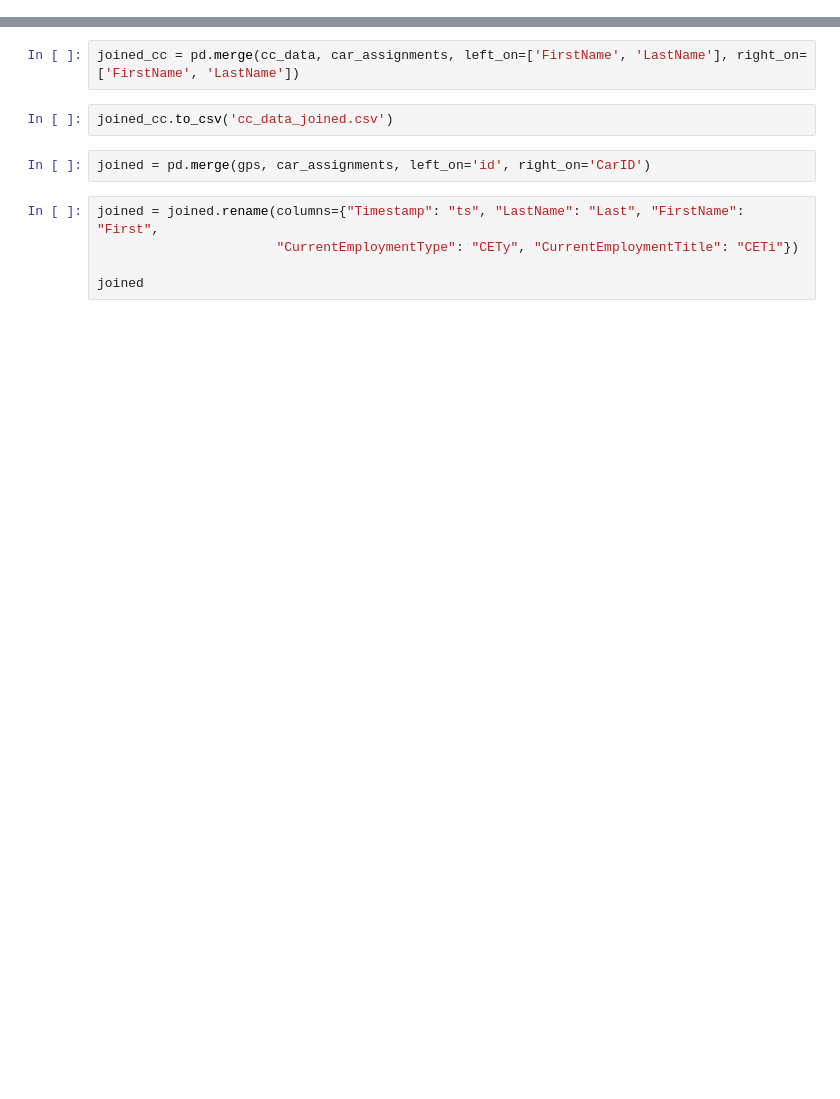
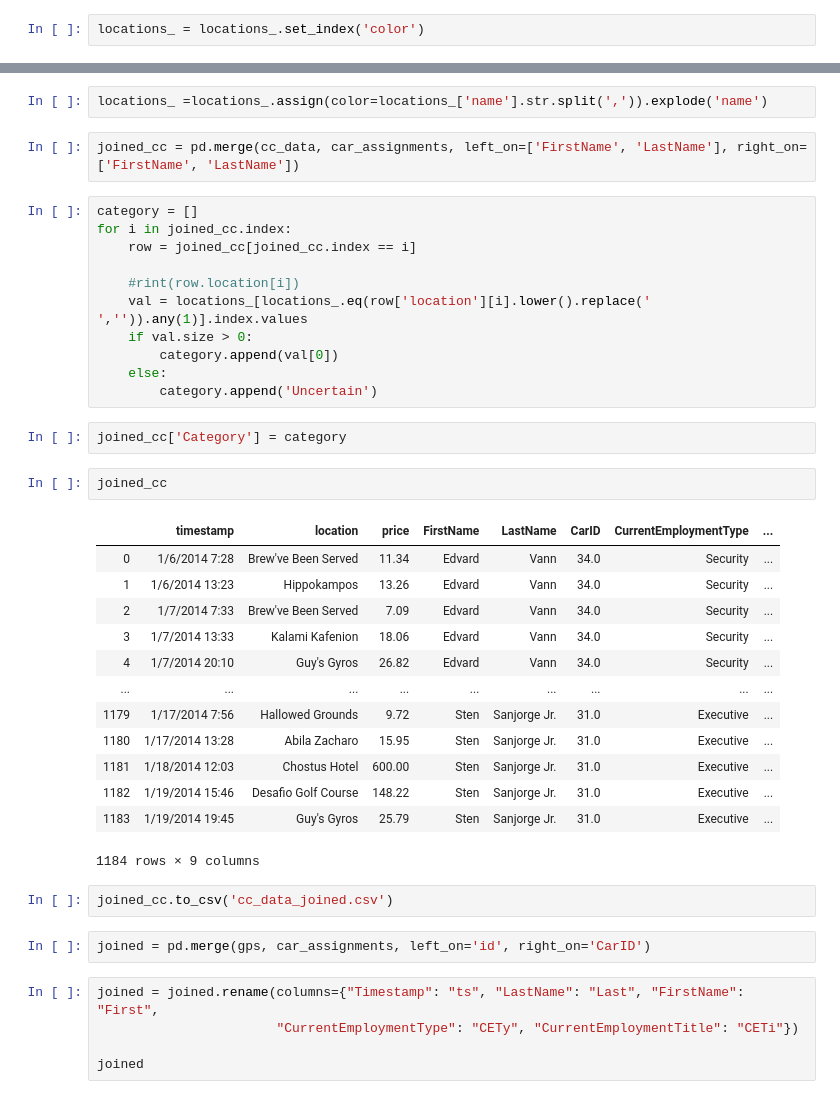
Before and after one commit to Checco9811/vast2014, a Jupyter notebook: preprocessing.ipynb, the cells around one changed output, grey strips where cells are left out. Saved outputs shown, nothing was run; the diff lists cells and outputs as text; blank space fills up the shorter version.

```diff
--- a/preprocessing.ipynb
+++ b/preprocessing.ipynb
@@ -204,0 +418,2 @@ df.head()
+# %%
+locations_ = locations_.set_index('color')
@@ -205,5 +434,36 @@ df.head()
+# %%
+locations_ =locations_.assign(color=locations_['name'].str.split(',')).explode('name')
 # %%
 joined_cc = pd.merge(cc_data, car_assignments, left_on=['FirstName', 'LastName'], right_on=['FirstName', 'LastName'])
+# %%
+category = []
+for i in joined_cc.index:
+    row = joined_cc[joined_cc.index == i]
+
+    #rint(row.location[i])
+    val = locations_[locations_.eq(row['location'][i].lower().replace(' ','')).any(1)].index.values
+    if val.size > 0:
+        category.append(val[0])
+    else:
+        category.append('Uncertain')
+# %%
+joined_cc['Category'] = category
+# %%
+joined_cc
+# %% [output]
+|  | timestamp | location | price | FirstName | LastName | CarID | CurrentEmploymentType | ... |
+| 0 | 1/6/2014 7:28 | Brew've Been Served | 11.34 | Edvard | Vann | 34.0 | Security | ... |
+| 1 | 1/6/2014 13:23 | Hippokampos | 13.26 | Edvard | Vann | 34.0 | Security | ... |
+| 2 | 1/7/2014 7:33 | Brew've Been Served | 7.09 | Edvard | Vann | 34.0 | Security | ... |
+| 3 | 1/7/2014 13:33 | Kalami Kafenion | 18.06 | Edvard | Vann | 34.0 | Security | ... |
+| 4 | 1/7/2014 20:10 | Guy's Gyros | 26.82 | Edvard | Vann | 34.0 | Security | ... |
+| ... | ... | ... | ... | ... | ... | ... | ... | ... |
+| 1179 | 1/17/2014 7:56 | Hallowed Grounds | 9.72 | Sten | Sanjorge Jr. | 31.0 | Executive | ... |
+| 1180 | 1/17/2014 13:28 | Abila Zacharo | 15.95 | Sten | Sanjorge Jr. | 31.0 | Executive | ... |
+| 1181 | 1/18/2014 12:03 | Chostus Hotel | 600.00 | Sten | Sanjorge Jr. | 31.0 | Executive | ... |
+| 1182 | 1/19/2014 15:46 | Desafio Golf Course | 148.22 | Sten | Sanjorge Jr. | 31.0 | Executive | ... |
+| 1183 | 1/19/2014 19:45 | Guy's Gyros | 25.79 | Sten | Sanjorge Jr. | 31.0 | Executive | ... |
+1184 rows × 9 columns
 # %%
 joined_cc.to_csv('cc_data_joined.csv')
 # %%
```
Also changed, not shown: parts of 8 cells of this notebook, 3 other files.
